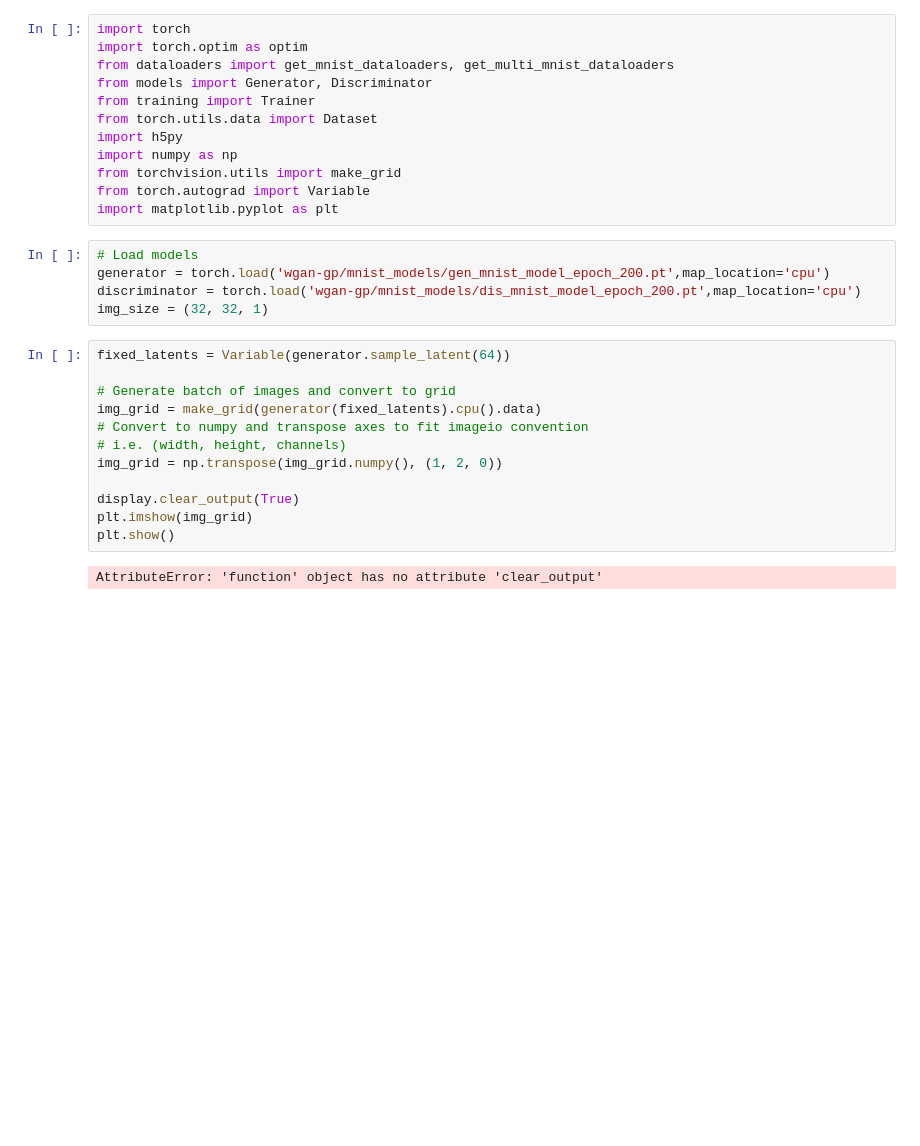
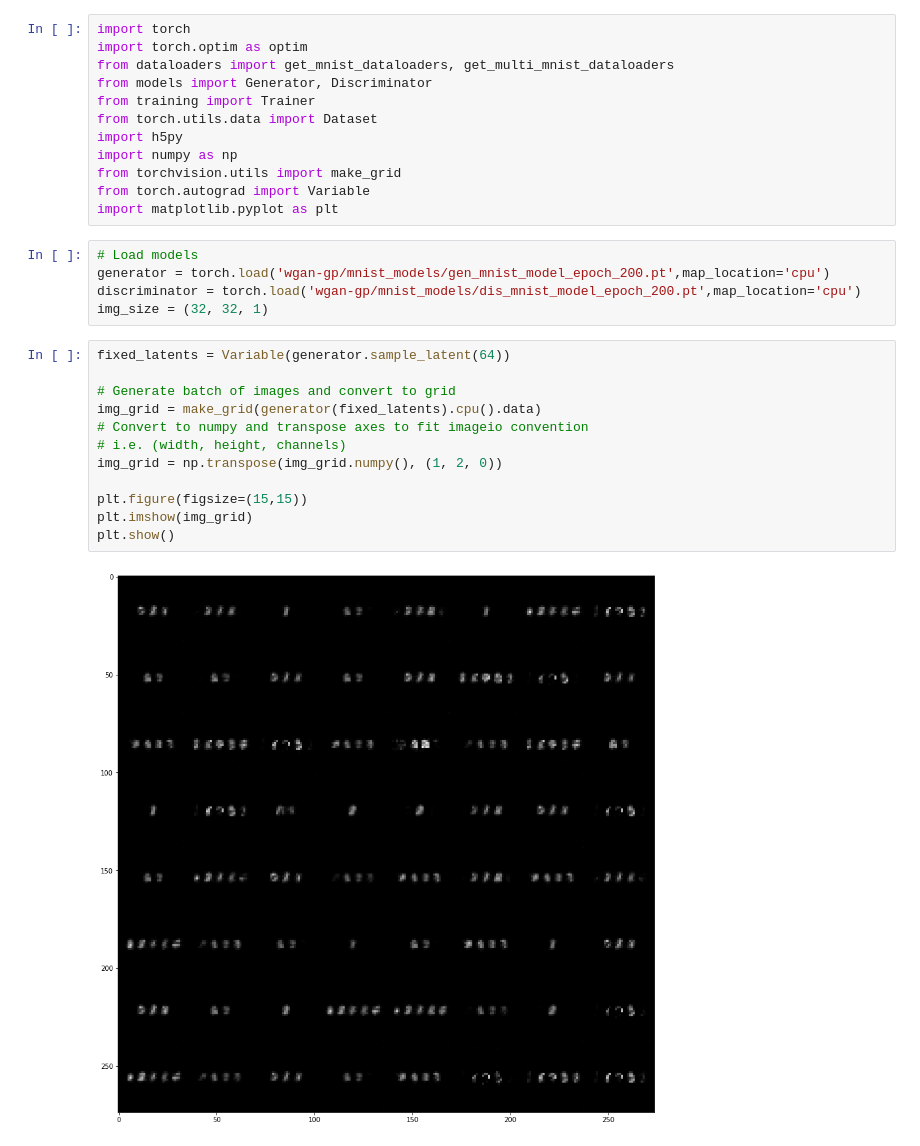
Before and after one commit to FrederikWarburg/CS-294-131-Trustworthy-Deep-Learning, a Jupyter notebook: WGAN-Test.ipynb, the cells around one changed output. Saved outputs shown, nothing was run; the diff lists cells and outputs as text; blank space fills up the shorter version.

```diff
--- a/WGAN-Test.ipynb
+++ b/WGAN-Test.ipynb
@@ -18,14 +20,14 @@ img_size = (32, 32, 1)
 # %%
 fixed_latents = Variable(generator.sample_latent(64))
 
 # Generate batch of images and convert to grid
 img_grid = make_grid(generator(fixed_latents).cpu().data)
 # Convert to numpy and transpose axes to fit imageio convention
 # i.e. (width, height, channels)
 img_grid = np.transpose(img_grid.numpy(), (1, 2, 0))
 
-display.clear_output(True)
+plt.figure(figsize=(15,15))
 plt.imshow(img_grid)
 plt.show()
 # %% [output]
-AttributeError: 'function' object has no attribute 'clear_output'
+[figure, added]
```
Also changed, not shown: parts of 1 cell of this notebook, 2 other files.
